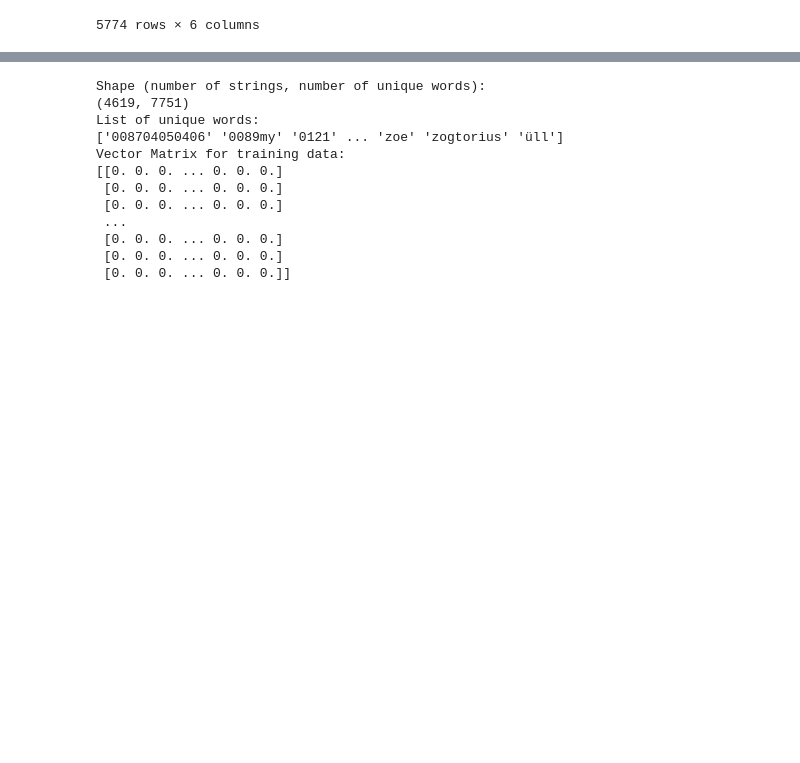
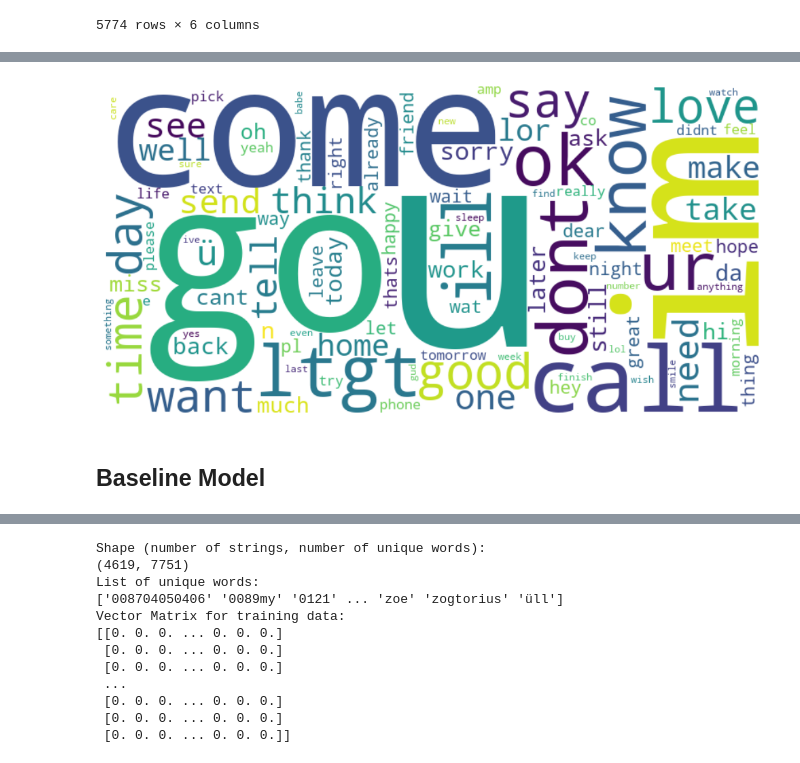
Before and after one commit to mgulbin13/dsc-project-3, a Jupyter notebook: project3.ipynb, the cells around one changed output, grey strips where cells are left out. Drawn from its saved outputs; the diff is of its cells as text; code cells hidden in the pictures; blank space fills up the shorter version.

```diff
--- a/project3.ipynb
+++ b/project3.ipynb
@@ -169,0 +214,21 @@ df_cleaning
+# %%
+ham_text_combined = ' '.join(ham['message_lemmatized'].dropna())
+
+wordcloud = WordCloud(
+    width=800,
+    height=400,
+    background_color='white',
+    max_words=100,
+    collocations=False,
+
+).generate(ham_text_combined)
+
+plt.figure(figsize=(10, 6))
+plt.imshow(wordcloud, interpolation='bilinear')
+plt.axis('off')
+plt.tight_layout()
+plt.show()
+# %% [output]
+[figure, added]
+# %% [markdown]
+## Baseline Model
```
Also changed, not shown: parts of 36 cells of this notebook, 1 other file.
